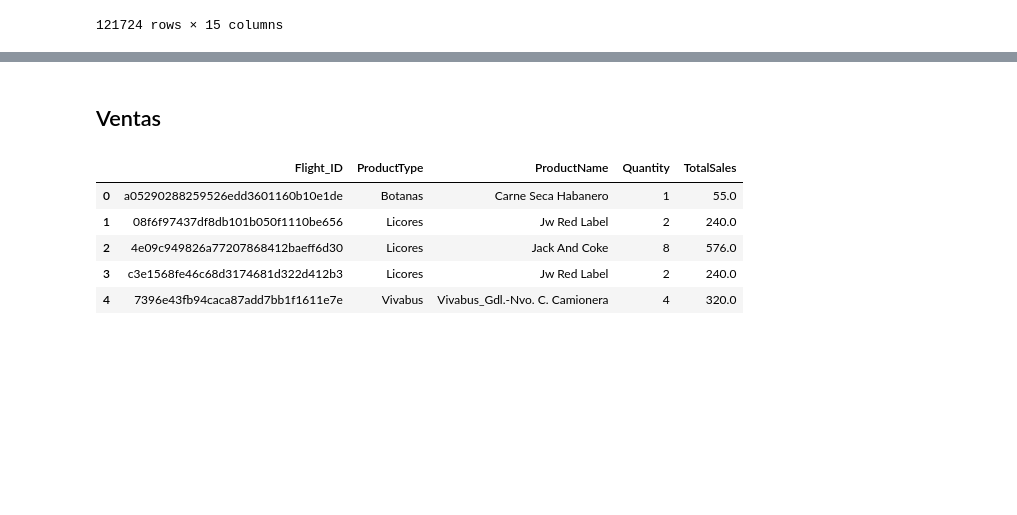
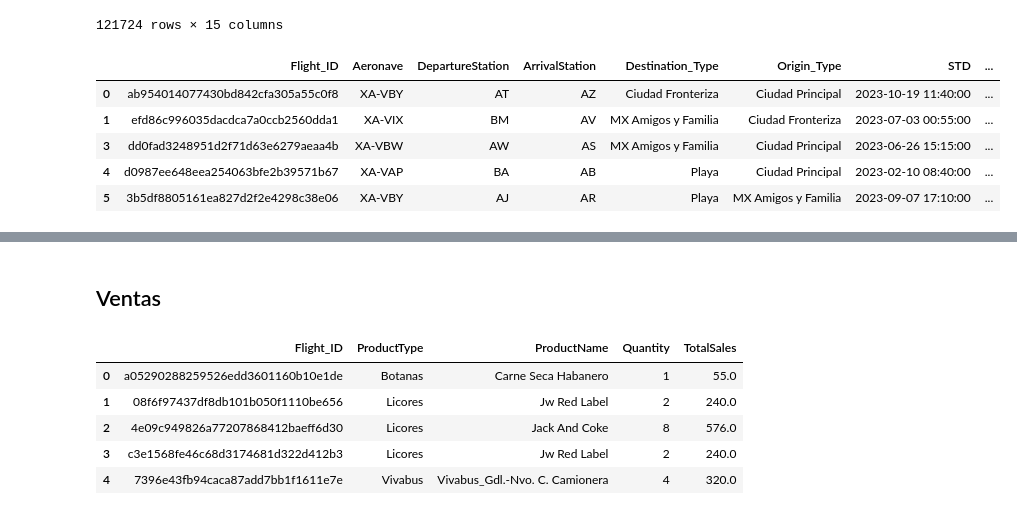
Before and after one commit to FrancoMendoza2003/Datathon2024, a Jupyter notebook: explore/01-clean.ipynb, the cells around one changed output, grey strips where cells are left out. Drawn from its saved outputs; the diff is of its cells as text; code cells hidden in the pictures; blank space fills up the shorter version.

```diff
--- a/explore/01-clean.ipynb
+++ b/explore/01-clean.ipynb
@@ -77,3 +77,13 @@ flights_
 | 245748 | cc7c1c5e6fd132fd0bdab3a35aac33c0 | XA-VBK | BM | BT | Playa | Ciudad Fronteriza | 2023-12-29 07:30:00 | ... |
 | 245750 | 9c8970e9836d9c5ef9415bfa93c3f408 | XA-VAC | AT | BT | Playa | Ciudad Principal | 2023-12-22 12:50:00 | ... |
 121724 rows × 15 columns
+# %%
+flights_["HourDuration"] = (flights_["STA"] - flights_["STD"]).dt.total_seconds() / 3600
+flights_.head()
+# %% [output]
+|  | Flight_ID | Aeronave | DepartureStation | ArrivalStation | Destination_Type | Origin_Type | STD | ... |
+| 0 | ab954014077430bd842cfa305a55c0f8 | XA-VBY | AT | AZ | Ciudad Fronteriza | Ciudad Principal | 2023-10-19 11:40:00 | ... |
+| 1 | efd86c996035dacdca7a0ccb2560dda1 | XA-VIX | BM | AV | MX Amigos y Familia | Ciudad Fronteriza | 2023-07-03 00:55:00 | ... |
+| 3 | dd0fad3248951d2f71d63e6279aeaa4b | XA-VBW | AW | AS | MX Amigos y Familia | Ciudad Principal | 2023-06-26 15:15:00 | ... |
+| 4 | d0987ee648eea254063bfe2b39571b67 | XA-VAP | BA | AB | Playa | Ciudad Principal | 2023-02-10 08:40:00 | ... |
+| 5 | 3b5df8805161ea827d2f2e4298c38e06 | XA-VBY | AJ | AR | Playa | MX Amigos y Familia | 2023-09-07 17:10:00 | ... |
```
Also changed, not shown: parts of 4 cells of this notebook, 1 other file.
